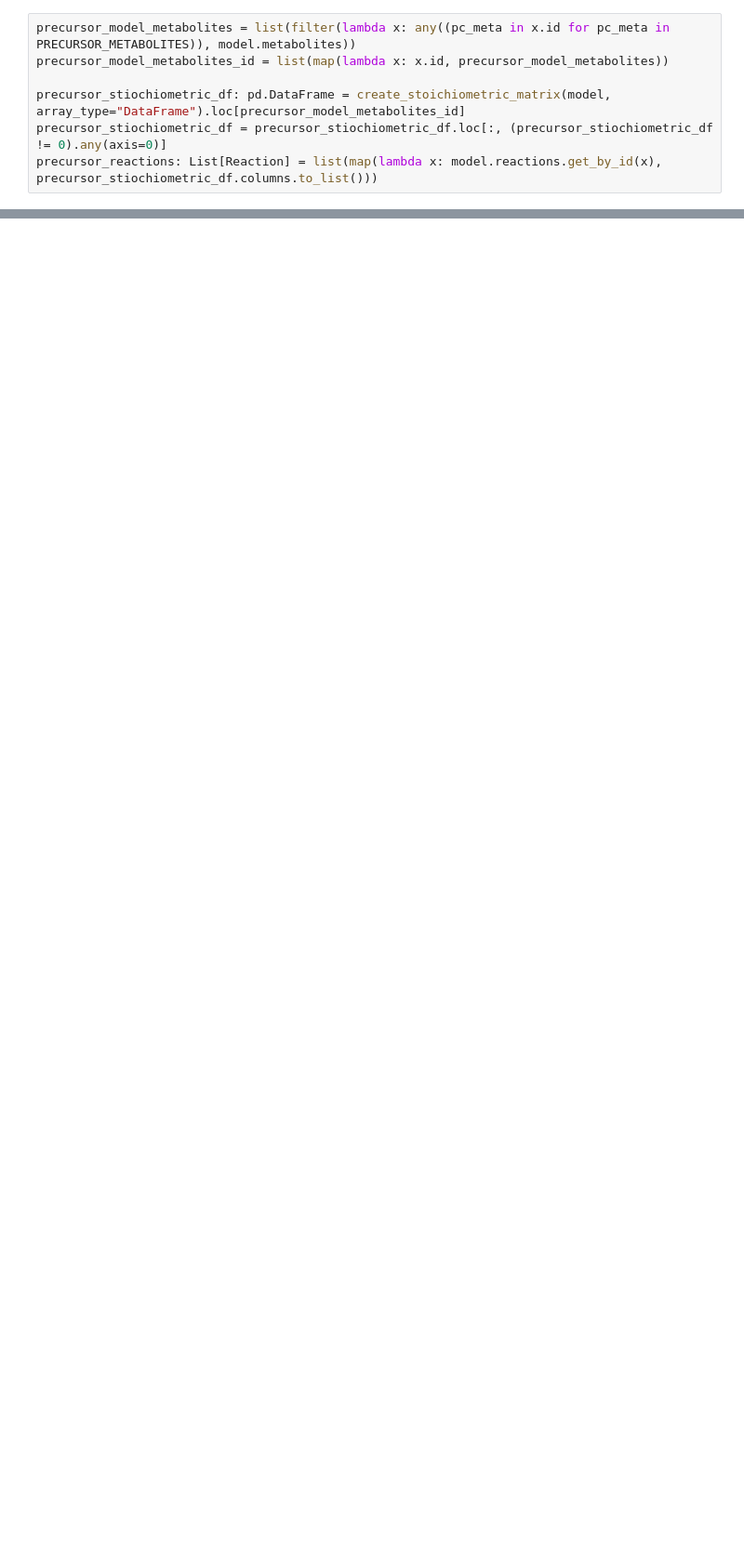
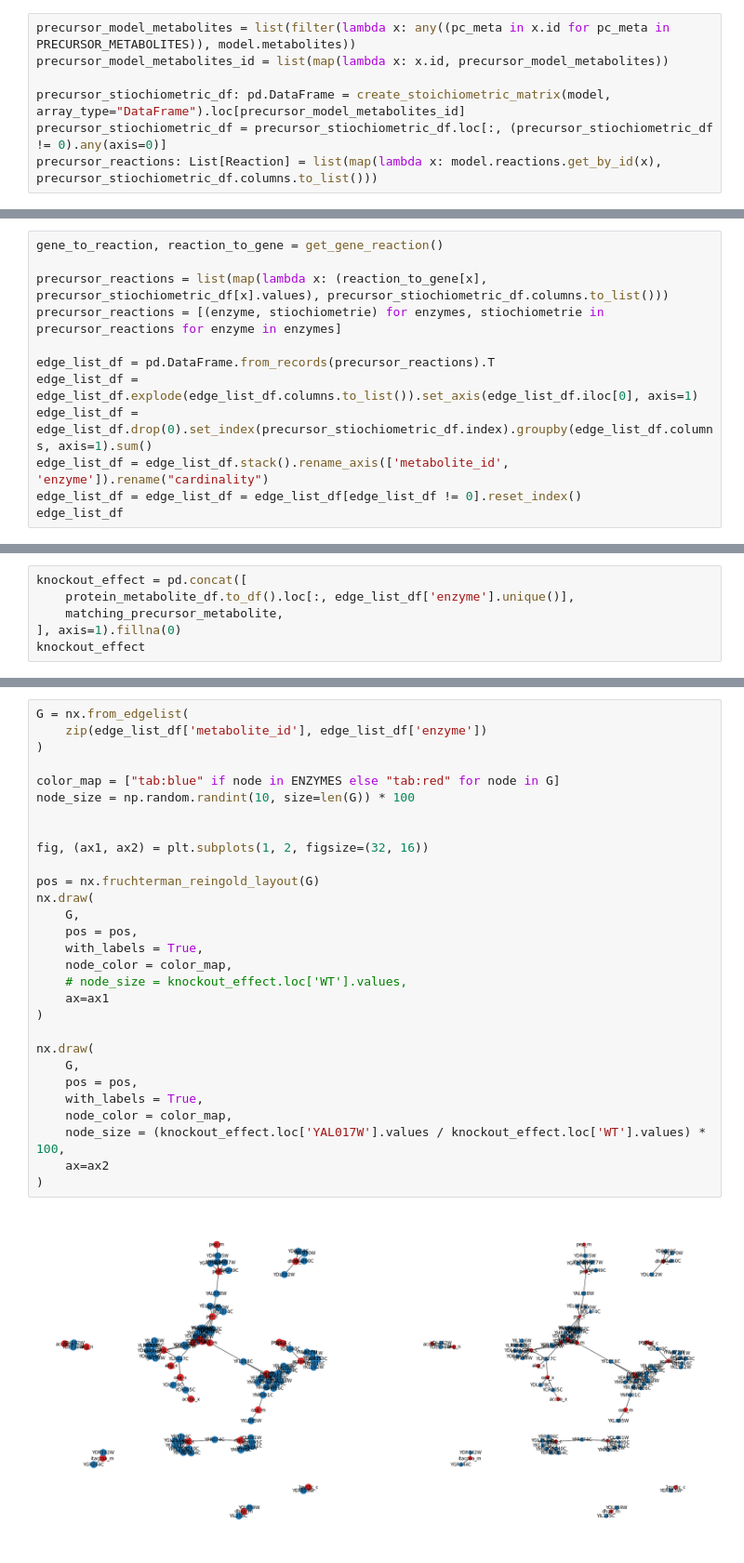
Before and after one commit to trdvangraft/thesis, a Jupyter notebook: metaengineering/collectors/stiochiometric.ipynb, the cells around one changed output, grey strips where cells are left out. Shown at 93% size. Saved outputs shown, nothing was run; the diff lists cells and outputs as text; blank space fills up the shorter version.

```diff
--- a/metaengineering/collectors/stiochiometric.ipynb
+++ b/metaengineering/collectors/stiochiometric.ipynb
@@ -107,0 +64,12 @@ precursor_reactions
+# %%
+gene_to_reaction, reaction_to_gene = get_gene_reaction()
+
+precursor_reactions = list(map(lambda x: (reaction_to_gene[x], precursor_stiochiometric_df[x].values), precursor_stiochiometric_df.columns.to_list()))
+precursor_reactions = [(enzyme, stiochiometrie) for enzymes, stiochiometrie in precursor_reactions for enzyme in enzymes]
+
+edge_list_df = pd.DataFrame.from_records(precursor_reactions).T
+edge_list_df = edge_list_df.explode(edge_list_df.columns.to_list()).set_axis(edge_list_df.iloc[0], axis=1)
+edge_list_df = edge_list_df.drop(0).set_index(precursor_stiochiometric_df.index).groupby(edge_list_df.columns, axis=1).sum()
+edge_list_df = edge_list_df.stack().rename_axis(['metabolite_id', 'enzyme']).rename("cardinality")
+edge_list_df = edge_list_df = edge_list_df[edge_list_df != 0].reset_index()
+edge_list_df
@@ -107,0 +131,6 @@ precursor_reactions
+# %%
+knockout_effect = pd.concat([
+    protein_metabolite_df.to_df().loc[:, edge_list_df['enzyme'].unique()],
+    matching_precursor_metabolite,
+], axis=1).fillna(0)
+knockout_effect
@@ -107,0 +152,31 @@ precursor_reactions
+# %%
+G = nx.from_edgelist(
+    zip(edge_list_df['metabolite_id'], edge_list_df['enzyme'])
+)
+
+color_map = ["tab:blue" if node in ENZYMES else "tab:red" for node in G]
+node_size = np.random.randint(10, size=len(G)) * 100
+
+
+fig, (ax1, ax2) = plt.subplots(1, 2, figsize=(32, 16))
+
+pos = nx.fruchterman_reingold_layout(G)
+nx.draw(
+    G,
+    pos = pos,
+    with_labels = True,
+    node_color = color_map,
+    # node_size = knockout_effect.loc['WT'].values,
+    ax=ax1
+)
+
+nx.draw(
+    G,
+    pos = pos,
+    with_labels = True,
+    node_color = color_map,
+    node_size = (knockout_effect.loc['YAL017W'].values / knockout_effect.loc['WT'].values) * 100,
+    ax=ax2
+)
+# %% [output]
+[figure, added]
```
Also changed, not shown: parts of 25 cells of this notebook, 1 other file.
